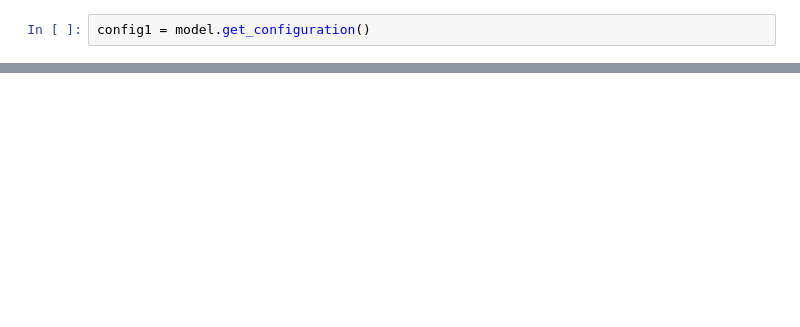
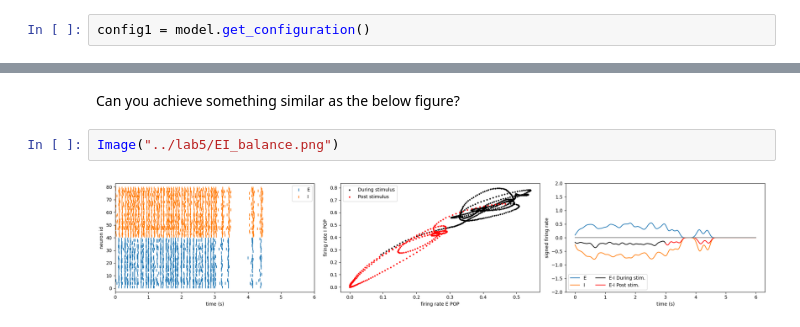
Before and after one commit to Jascha95/keyspotting, a Jupyter notebook: dynap-se1_manasi/key_spotting.ipynb, the cells around one changed output, grey strips where cells are left out. Cells and saved outputs as stored; diff of their text form; blank space fills up the shorter version.

```diff
--- a/dynap-se1_manasi/key_spotting.ipynb
+++ b/dynap-se1_manasi/key_spotting.ipynb
@@ -787,0 +2241,6 @@ TypeError: <class 'netgen.Neuron'> could not be casted to expected type (unsigne
+# %% [markdown]
+Can you achieve something similar as the below figure?
+# %%
+Image("../lab5/EI_balance.png")
+# %% [output]
+[figure, added]
```
Also changed, not shown: parts of 58 cells of this notebook, 1 other file.
